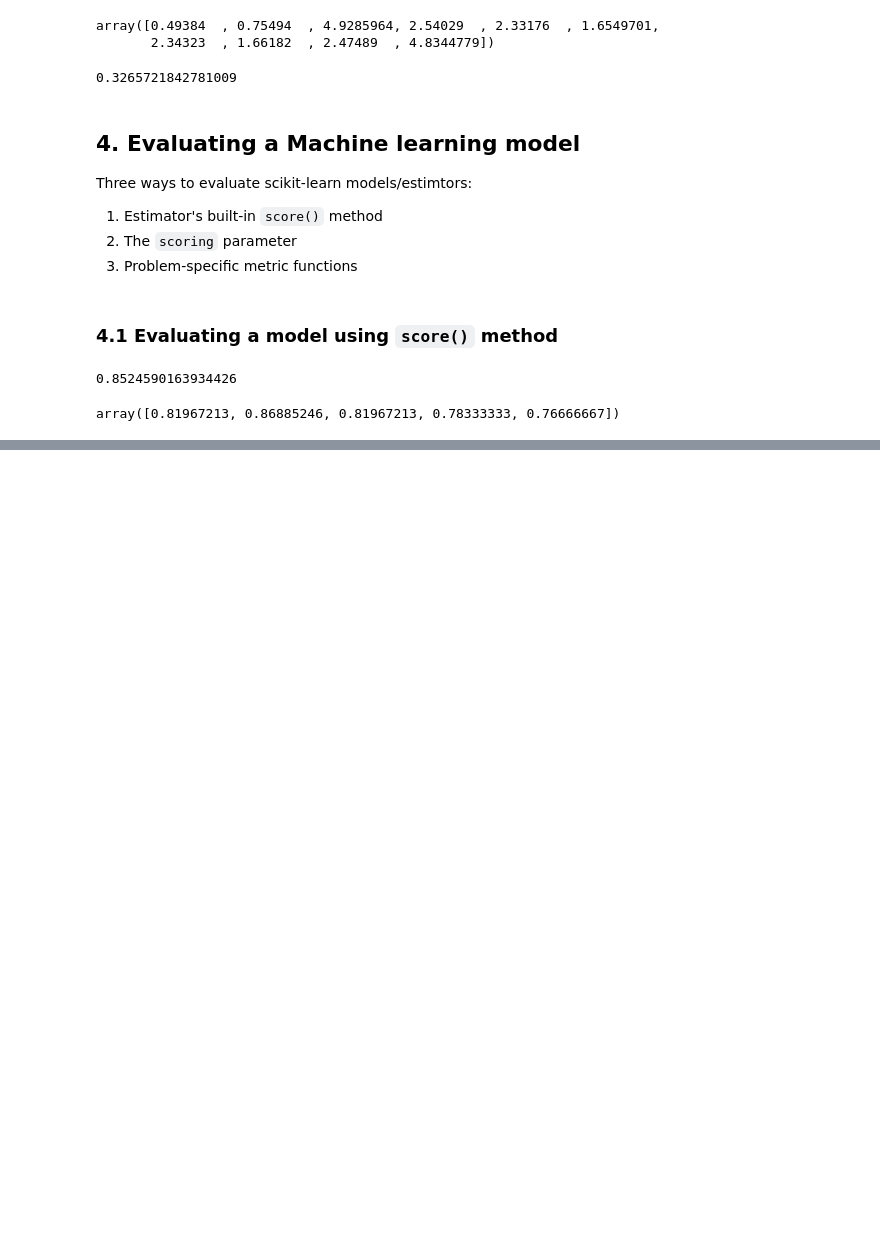
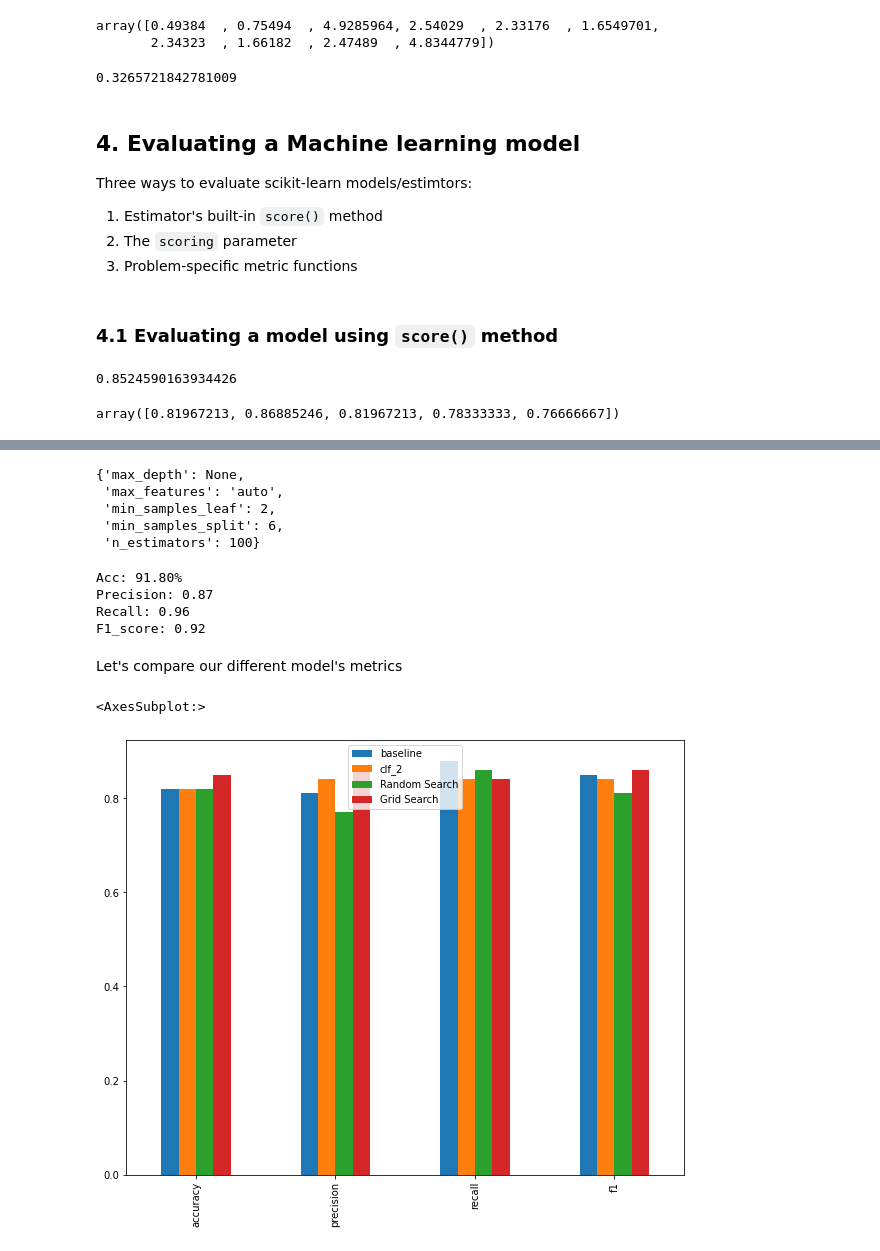
Before and after one commit to maralthesage/Datascience-Practice, a Jupyter notebook: Scikit-learn.ipynb, the cells around one changed output, grey strips where cells are left out. Saved outputs shown, nothing was run; the diff lists cells and outputs as text; code cells hidden in the pictures; blank space fills up the shorter version.

```diff
--- a/Scikit-learn.ipynb
+++ b/Scikit-learn.ipynb
@@ -689,0 +1265,8 @@ array([0.81967213, 0.86885246, 0.81967213, 0.78333333, 0.76666667])
+# %%
+# Make predictions with the best hyperparams
+
+rs_y_preds = rs_clf.predict(X_test)
+
+# Evaluate the predictions
+
+rs_metrics = evaluate(y_test, rs_y_preds)
@@ -689,0 +1292,24 @@ array([0.81967213, 0.86885246, 0.81967213, 0.78333333, 0.76666667])
+# %%
+grid_2 = {
+    'n_estimators': [100, 200, 500],
+    'max_depth': [None],
+    'max_features': ['auto', 'sqrt'],
+    'min_samples_split': [6],
+    'min_samples_leaf': [1, 2]
+}
+# %%
+from sklearn.model_selection import GridSearchCV, train_test_split
+from sklearn.ensemble import RandomForestClassifier
+
+np.random.seed(42)
+
+X_train, X_test, y_train, y_test = train_test_split(X, y, test_size=0.2)
+
+clf = RandomForestClassifier(n_jobs=1)
+
+gs_clf = GridSearchCV(estimator=clf,
+                     param_grid=grid_2,
+                     cv=5,
+                     verbose=2)
+
+gs_clf.fit(X_train,y_train)
@@ -689,0 +1333,31 @@ array([0.81967213, 0.86885246, 0.81967213, 0.78333333, 0.76666667])
+# %%
+gs_clf.best_params_
+# %% [output]
+{'max_depth': None,
+ 'max_features': 'auto',
+ 'min_samples_leaf': 2,
+ 'min_samples_split': 6,
+ 'n_estimators': 100}
+# %%
+gs_y_preds = gs_clf.predict(X_test)
+
+## Evaluate the predictions
+
+gs_metrics = evaluate(y_test, gs_y_preds)
+# %% [output]
+Acc: 91.80%
+Precision: 0.87
+Recall: 0.96
+F1_score: 0.92
+# %% [markdown]
+Let's compare our different model's metrics
+# %%
+compare_metrics = pd.DataFrame({'baseline': baseline_metrics,
+                               'clf_2': clf_2_metrics,
+                               'Random Search': rs_metrics,
+                               'Grid Search': gs_metrics})
+
+compare_metrics.plot.bar(figsize=(10,8))
+# %% [output]
+<AxesSubplot:>
+[figure, added]
```
Also changed, not shown: parts of 54 cells of this notebook, 6 other files.
